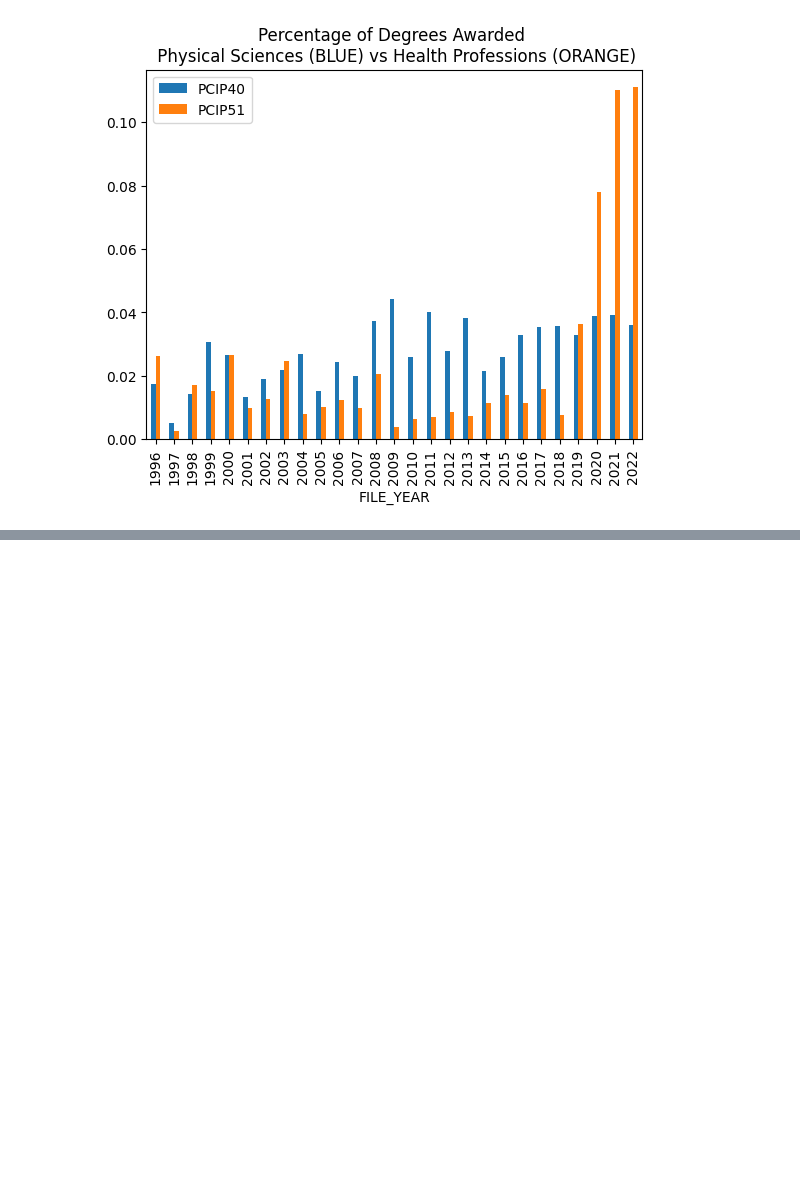
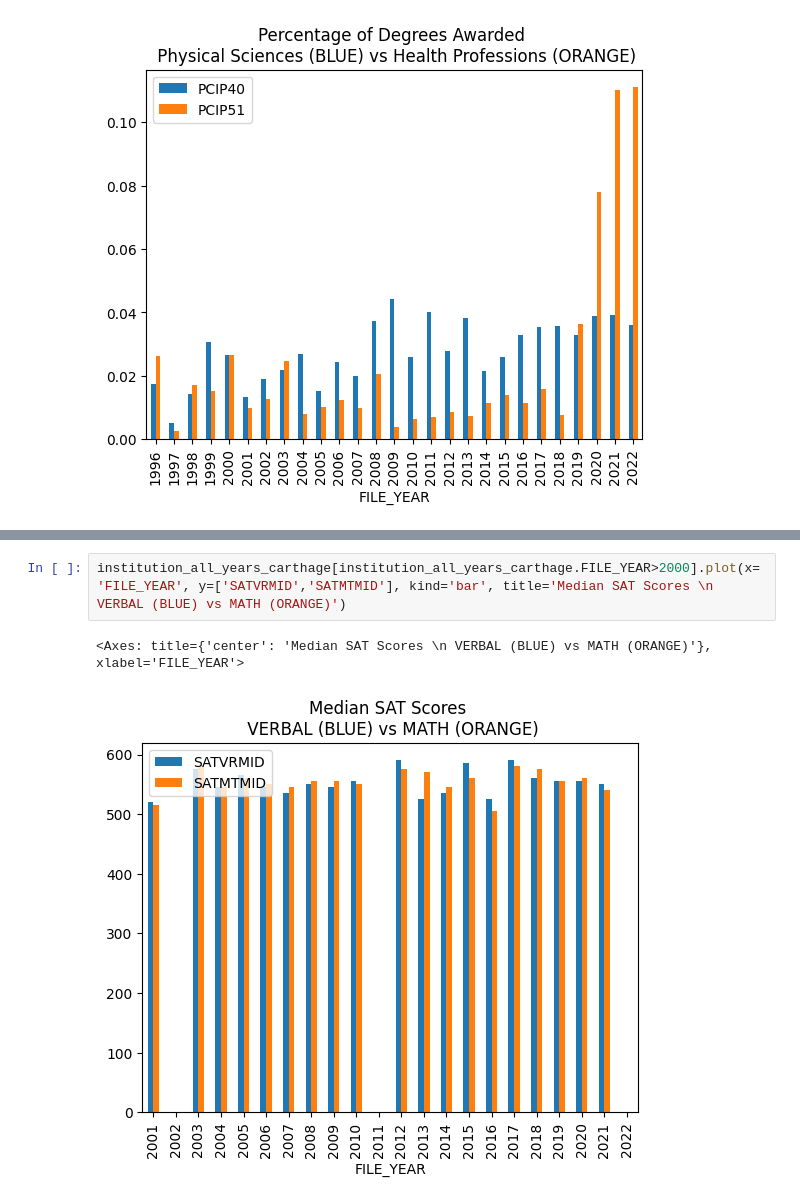
Before and after one commit to PhysicsBen/carthage-lecture-2025, a Jupyter notebook: hackathon/hackathon_readme.ipynb, the cells around one changed output, grey strips where cells are left out. Drawn from its saved outputs; the diff is of its cells as text; blank space fills up the shorter version.

```diff
--- a/hackathon/hackathon_readme.ipynb
+++ b/hackathon/hackathon_readme.ipynb
@@ -337,0 +388,5 @@ institution_all_years_carthage.plot(x='FILE_YEAR', y=['PCIP40', 'PCIP51'], kind=
+# %%
+institution_all_years_carthage[institution_all_years_carthage.FILE_YEAR>2000].plot(x='FILE_YEAR', y=['SATVRMID','SATMTMID'], kind='bar', title='Median SAT Scores \n VERBAL (BLUE) vs MATH (ORANGE)')
+# %% [output]
+<Axes: title={'center': 'Median SAT Scores \n VERBAL (BLUE) vs MATH (ORANGE)'}, xlabel='FILE_YEAR'>
+[figure, added]
```
Also changed, not shown: parts of 18 cells of this notebook.
